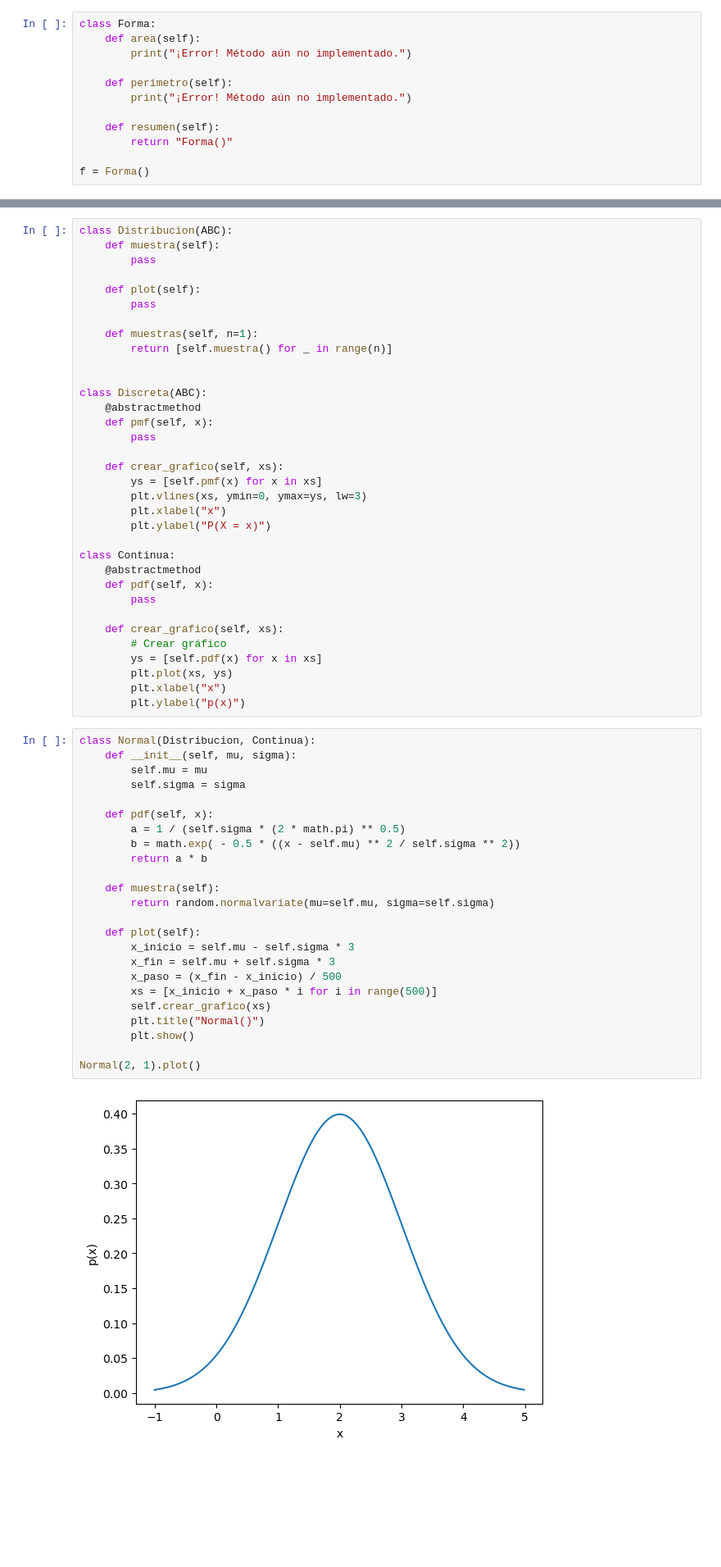
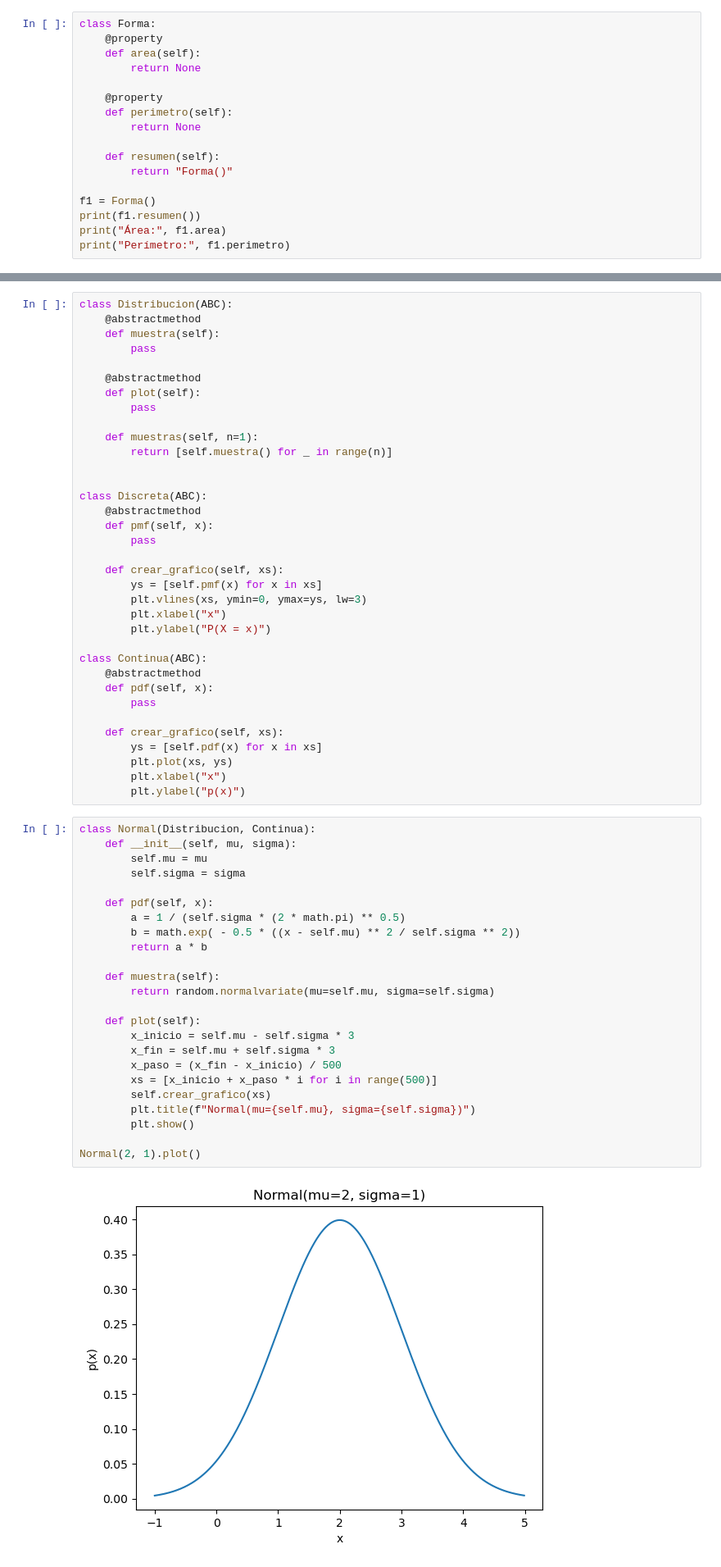
Before and after one commit to ee-unr/programacion-2, a Jupyter notebook: teoria/03_oop/03_herencia.ipynb, the cells around one changed output, grey strips where cells are left out. Shown at 82% size. Drawn from its saved outputs; the diff is of its cells as text; blank space fills up the shorter version.

```diff
--- a/teoria/03_oop/03_herencia.ipynb
+++ b/teoria/03_oop/03_herencia.ipynb
@@ -255,12 +298,17 @@ perímetro: 18.84955592153876
 # %%
 class Forma:
+    @property
     def area(self):
-        print("¡Error! Método aún no implementado.")
+        return None
 
+    @property
     def perimetro(self):
-        print("¡Error! Método aún no implementado.")
+        return None
 
     def resumen(self):
         return "Forma()"
 
-f = Forma()
+f1 = Forma()
+print(f1.resumen())
+print("Área:", f1.area)
+print("Perímetro:", f1.perimetro)
@@ -669,9 +709,11 @@ Poisson(10).plot()
 [figure]
 # %%
 class Distribucion(ABC):
+    @abstractmethod
     def muestra(self):
         pass
 
+    @abstractmethod
     def plot(self):
         pass
 
@@ -690,13 +732,12 @@ class Discreta(ABC):
         plt.xlabel("x")
         plt.ylabel("P(X = x)")
 
-class Continua:
+class Continua(ABC):
     @abstractmethod
     def pdf(self, x):
         pass
 
     def crear_grafico(self, xs):
-        # Crear gráfico
         ys = [self.pdf(x) for x in xs]
         plt.plot(xs, ys)
         plt.xlabel("x")
@@ -704,26 +745,26 @@ class Continua:
 # %%
 class Normal(Distribucion, Continua):
     def __init__(self, mu, sigma):
         self.mu = mu
         self.sigma = sigma
 
     def pdf(self, x):
         a = 1 / (self.sigma * (2 * math.pi) ** 0.5)
         b = math.exp( - 0.5 * ((x - self.mu) ** 2 / self.sigma ** 2))
         return a * b
 
     def muestra(self):
         return random.normalvariate(mu=self.mu, sigma=self.sigma)
 
     def plot(self):
         x_inicio = self.mu - self.sigma * 3
         x_fin = self.mu + self.sigma * 3
         x_paso = (x_fin - x_inicio) / 500
         xs = [x_inicio + x_paso * i for i in range(500)]
         self.crear_grafico(xs)
-        plt.title("Normal()")
+        plt.title(f"Normal(mu={self.mu}, sigma={self.sigma})")
         plt.show()
 
 Normal(2, 1).plot()
 # %% [output]
-[figure, old version]
+[figure, new version]
```
Also changed, not shown: parts of 65 cells of this notebook, 1 other file.
